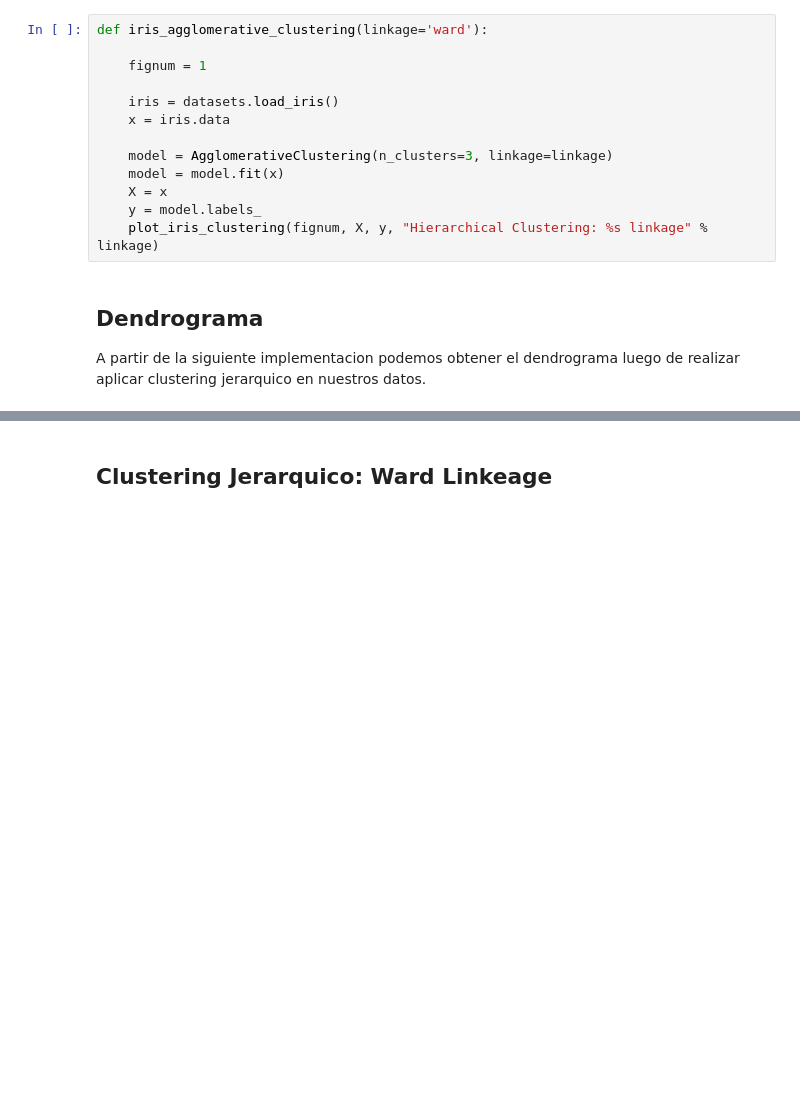
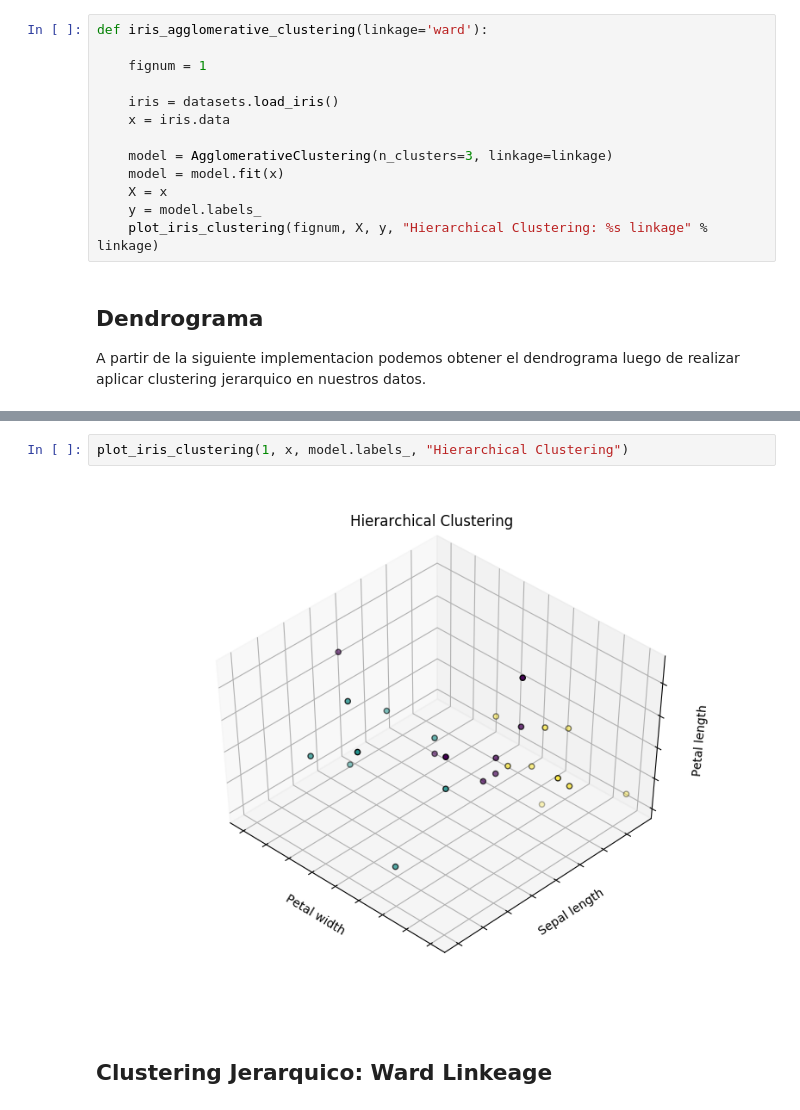
Before and after one commit to idontdomath/datos-clustering, a Jupyter notebook: 000-hierarchical-clustering-iris.ipynb, the cells around one changed output, grey strips where cells are left out. Saved outputs shown, nothing was run; the diff lists cells and outputs as text; blank space fills up the shorter version.

```diff
--- a/000-hierarchical-clustering-iris.ipynb
+++ b/000-hierarchical-clustering-iris.ipynb
@@ -141,3 +141,7 @@ plt.show()
+# %%
+plot_iris_clustering(1, x, model.labels_, "Hierarchical Clustering")
+# %% [output]
+[figure, added]
 # %% [markdown]
 ## Clustering Jerarquico: Ward Linkeage
 # %%
```
Also changed, not shown: parts of 1 cell of this notebook, 1 other file.
